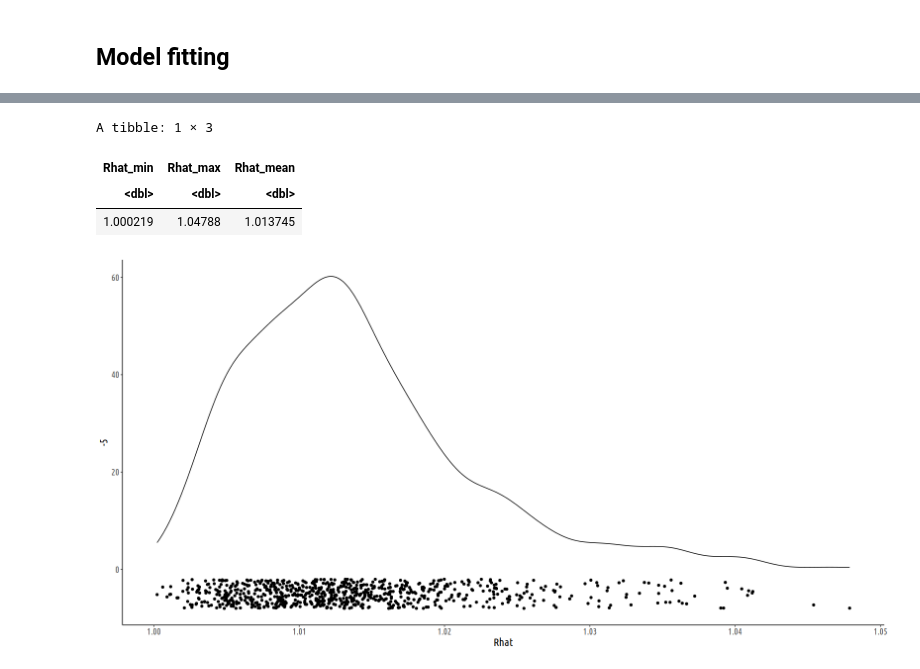
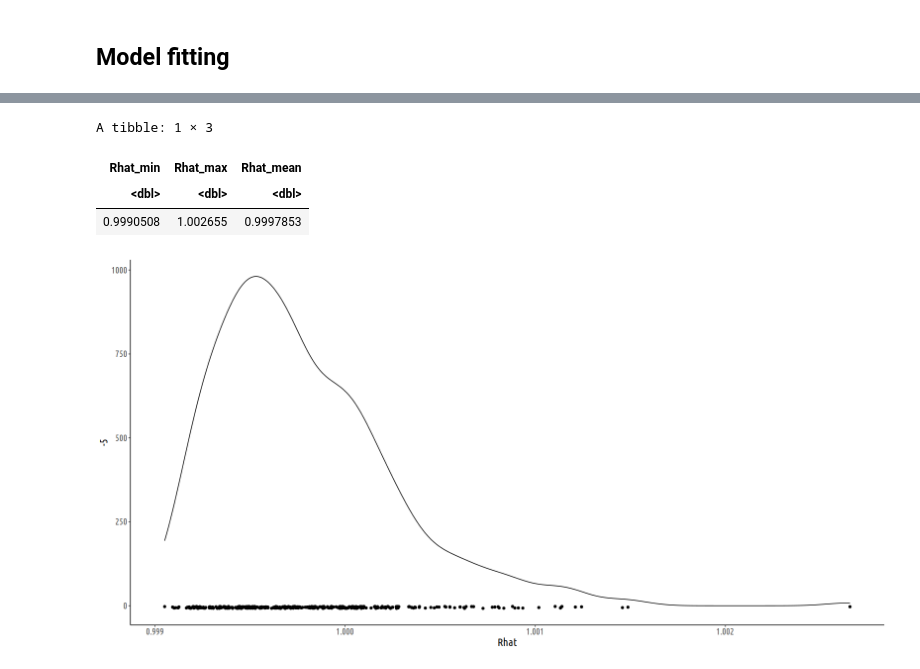
Before and after one commit to cjc77/bayesian-analysis-projects, a Jupyter notebook: notebooks_pooling_explore/sim_no_pooling.ipynb, the cells around one changed output, grey strips where cells are left out. Cells and saved outputs as stored; diff of their text form; code cells hidden in the pictures.

Commit message:
Updated inference so that beta_1 and sigma_r are always fully pooled.

```diff
--- a/notebooks_pooling_explore/sim_no_pooling.ipynb
+++ b/notebooks_pooling_explore/sim_no_pooling.ipynb
@@ -86,13 +85,12 @@ if (!file.exists(paste0(results_base_dir, "/fit.rds"))) {
         warmup = n_warmup_samp,
         seed = model_seed,
         cores = n_chains,
-        # pars = c(beta_0_names, beta_1_names),
         pars = c("beta_0", "beta_1"),
         include = TRUE
     )
     saveRDS(fit, paste0(results_base_dir, "/fit.rds"))
 
-    tidy_draws_df <- fit %>% tidybayes::spread_draws(beta_0[i], beta_1[i])
+    tidy_draws_df <- fit %>% tidybayes::spread_draws(beta_0[i], beta_1)
     tidy_draws_df %>%
         write_csv(paste0(results_base_dir, "/draws.csv"))
 } else {
@@ -128,7 +125,7 @@ fit_summary <- summary(fit)
 fit_summary$summary %>%
     as_tibble(rownames="param") %>%
     arrange(desc(Rhat)) %>%
-    filter(str_starts(param, "beta")) %>%
+    filter(str_starts(param, "beta_0")) %>%
     summarize(
         Rhat_min = min(Rhat),
         Rhat_max = max(Rhat),
@@ -138,7 +135,7 @@ fit_summary$summary %>%
 A tibble: 1 × 3
 | Rhat_min | Rhat_max | Rhat_mean |
 | <dbl> | <dbl> | <dbl> |
-| 1.000219 | 1.04788 | 1.013745 |
+| 0.9990508 | 1.002655 | 0.9997853 |
 # %%
 set_theme_elements <- function(plt) {
     plt +
@@ -151,19 +148,17 @@ options(repr.plot.width = 16, repr.plot.height = 8, repr.plot.res = 100)
 # %%
 # TODO: improve this plot
 
 plt <- fit_summary$summary %>%
     as_tibble(rownames="param") %>%
     arrange(desc(Rhat)) %>%
-    filter(str_starts(param, "beta")) %>%
+    filter(str_starts(param, "beta_0")) %>%
     ggplot() +
     geom_density(aes(x = Rhat)) +
-    # geom_point(aes(x = Rhat, y = 0), shape = "|", size = 3)
-    # geom_point(aes(x = Rhat, y = 0)) +
     geom_jitter(aes(x = Rhat, y = -5), width = 0, height = 3)
 plt <- plt %>%
     set_theme_elements()
 plt
 # %% [output]
-[figure, old version]
+[figure, new version]
 # %%
 post_predictions <- function(samp_df, x_df, n_post = 100) {
```
Also changed, not shown: parts of 7 cells of this notebook, 2 other files.
